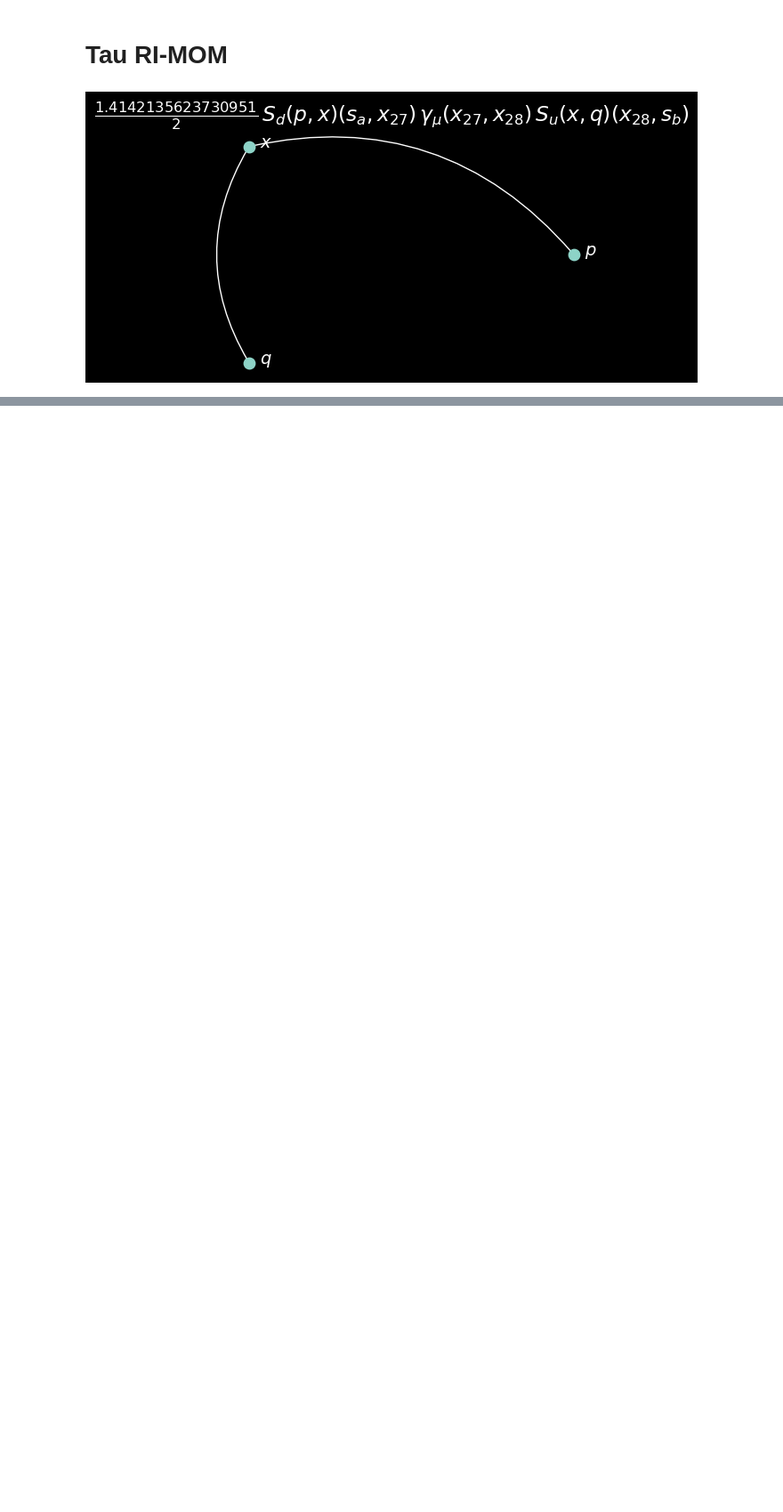
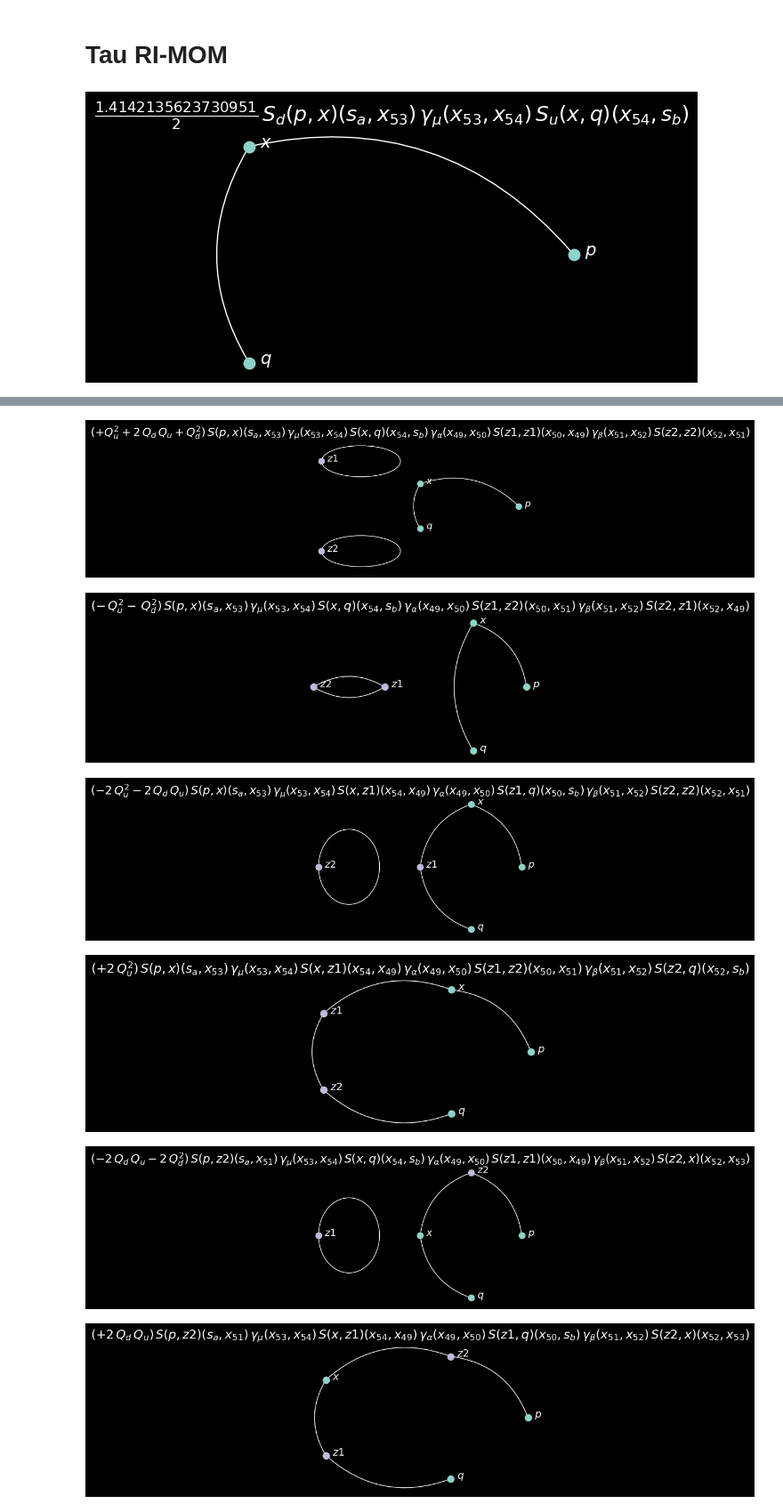
Before and after one commit to mbruno46/giancarlo, a Jupyter notebook: examples/tau.ipynb, the cells around one changed output, grey strips where cells are left out. Shown at 89% size. Cells and saved outputs as stored; diff of their text form; code cells hidden in the pictures; blank space fills up the shorter version.

```diff
--- a/examples/tau.ipynb
+++ b/examples/tau.ipynb
@@ -135,7 +133,3 @@ rimom = d('p', 's_a') * Jn('x',r'\mu') * ubar('q','s_b')
 rimom.wick().draw()
 # %% [output]
 [figure]
-# %%
-
-rimom = gc.CNumber(math.sqrt(2)) * d('p', 's_a') * Jn('x',r'\mu') * ubar('q','s_b') * RI_Jgam_z1() * RI_Jgam_z2()
-rimom2 = rimom.wick().replace({'S_u': 'S', 'S_d': 'S'})
@@ -151,0 +136,5 @@ rimom2.simplify(*syms).draw()
+# %%
+
+rimom_qed = gc.CNumber(math.sqrt(2)) * rimom * double_qed
+rimom_qed_2 = rimom_qed.wick().replace(isoqcd).simplify(*syms)
+rimom_qed_2
@@ -151,0 +143,9 @@ rimom2.simplify(*syms).draw()
+# %%
+rimom_qed_2.draw()
+# %% [output]
+[figure, added]
+[figure, added]
+[figure, added]
+[figure, added]
+[figure, added]
+[figure, added]
```
Also changed, not shown: parts of 15 cells of this notebook.
